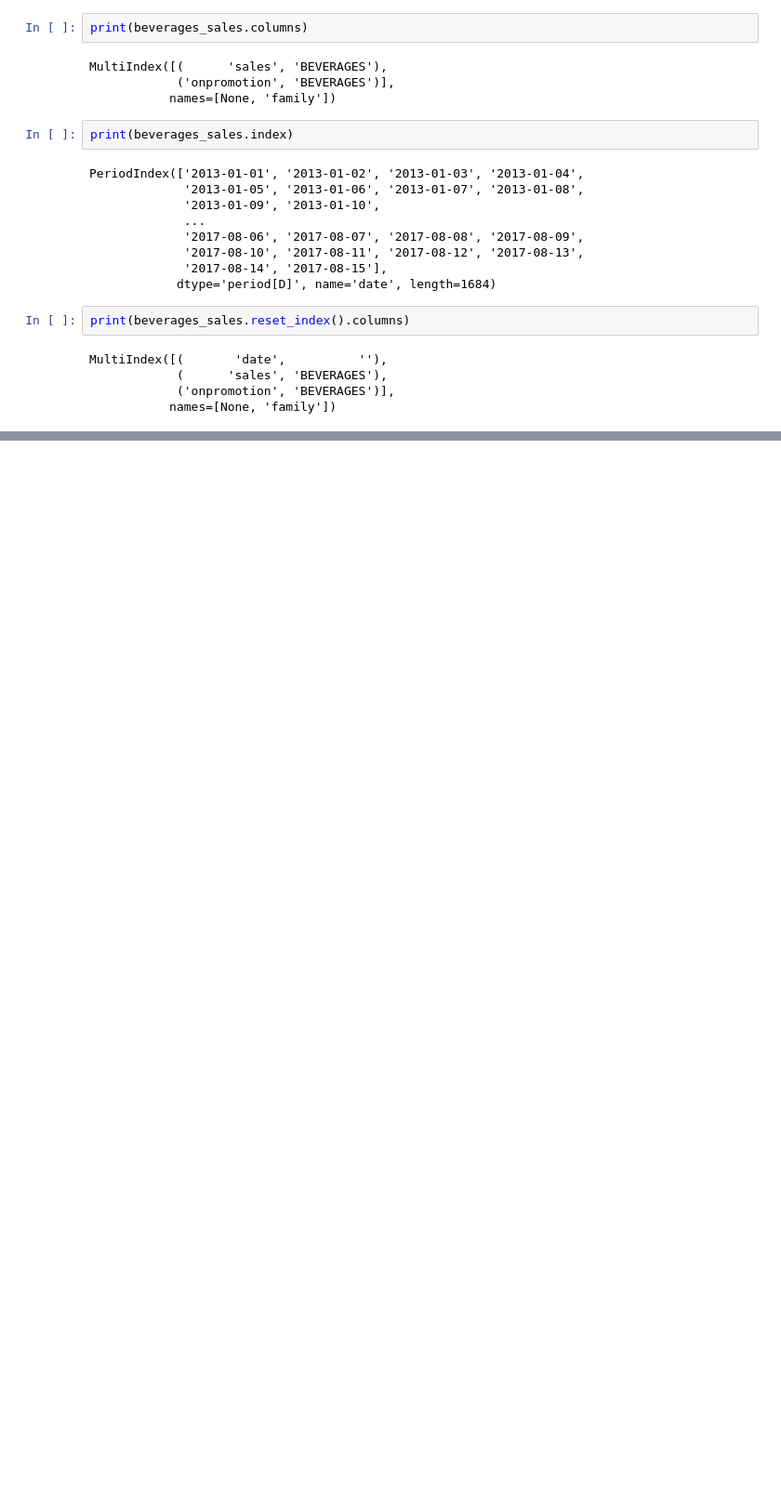
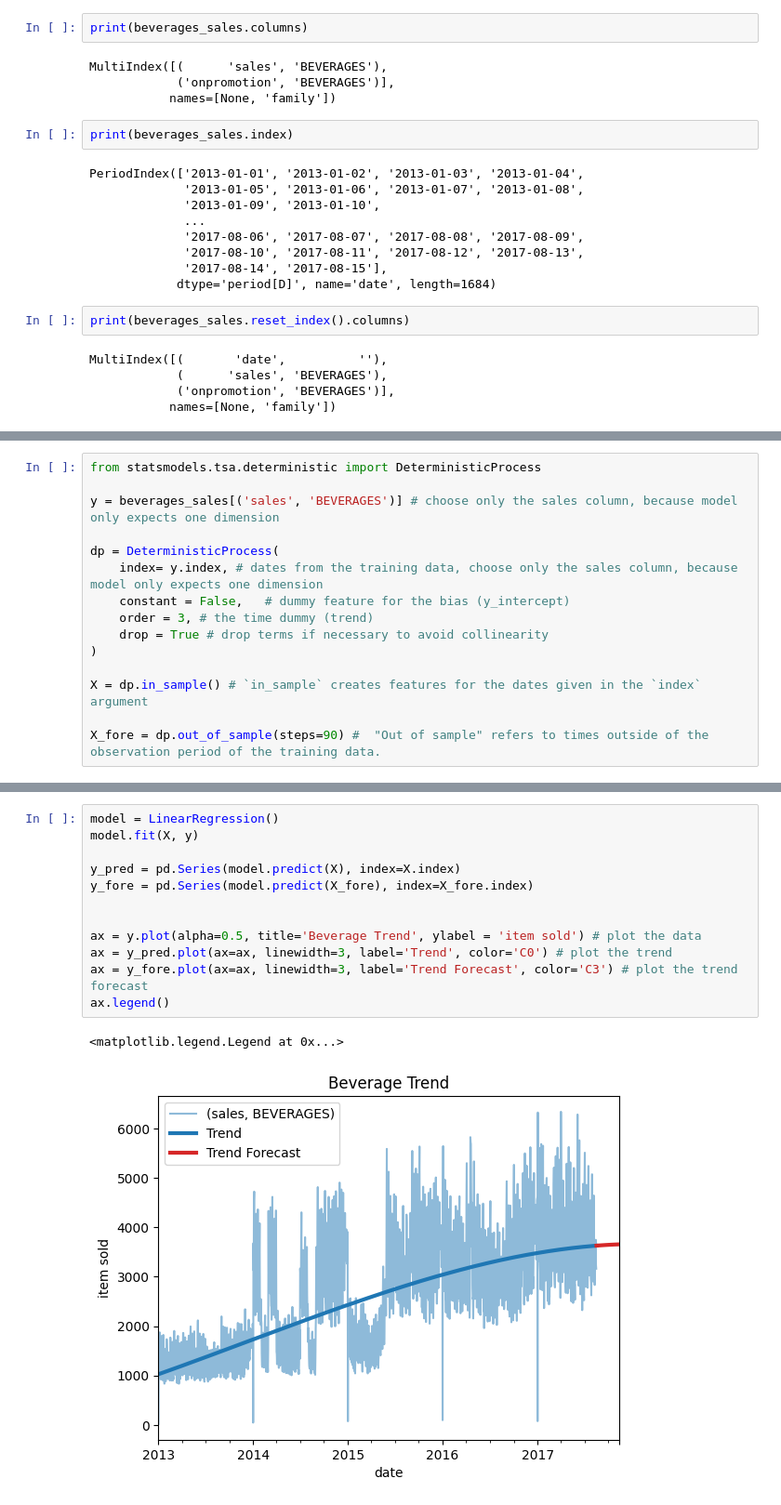
Before and after one commit to InspectorGoole/Sales-Demand-Forecast, a Jupyter notebook: sales_fore.ipynb, the cells around one changed output, grey strips where cells are left out. Shown at 93% size. Cells and saved outputs as stored; diff of their text form; blank space fills up the shorter version.

```diff
--- a/sales_fore.ipynb
+++ b/sales_fore.ipynb
@@ -265,0 +281,15 @@ plt.show()
+# %%
+from statsmodels.tsa.deterministic import DeterministicProcess
+
+y = beverages_sales[('sales', 'BEVERAGES')] # choose only the sales column, because model only expects one dimension
+
+dp = DeterministicProcess(
+    index= y.index, # dates from the training data, choose only the sales column, because model only expects one dimension
+    constant = False,   # dummy feature for the bias (y_intercept)
+    order = 3, # the time dummy (trend)
+    drop = True # drop terms if necessary to avoid collinearity
+)
+
+X = dp.in_sample() # `in_sample` creates features for the dates given in the `index` argument
+
+X_fore = dp.out_of_sample(steps=90) #  "Out of sample" refers to times outside of the observation period of the training data.
@@ -265,0 +313,15 @@ plt.show()
+# %%
+model = LinearRegression()
+model.fit(X, y)
+
+y_pred = pd.Series(model.predict(X), index=X.index)
+y_fore = pd.Series(model.predict(X_fore), index=X_fore.index)
+
+
+ax = y.plot(alpha=0.5, title='Beverage Trend', ylabel = 'item sold') # plot the data
+ax = y_pred.plot(ax=ax, linewidth=3, label='Trend', color='C0') # plot the trend
+ax = y_fore.plot(ax=ax, linewidth=3, label='Trend Forecast', color='C3') # plot the trend forecast
+ax.legend()
+# %% [output]
+<matplotlib.legend.Legend at 0x...>
+[figure, added]
```
Also changed, not shown: parts of 25 cells of this notebook.
